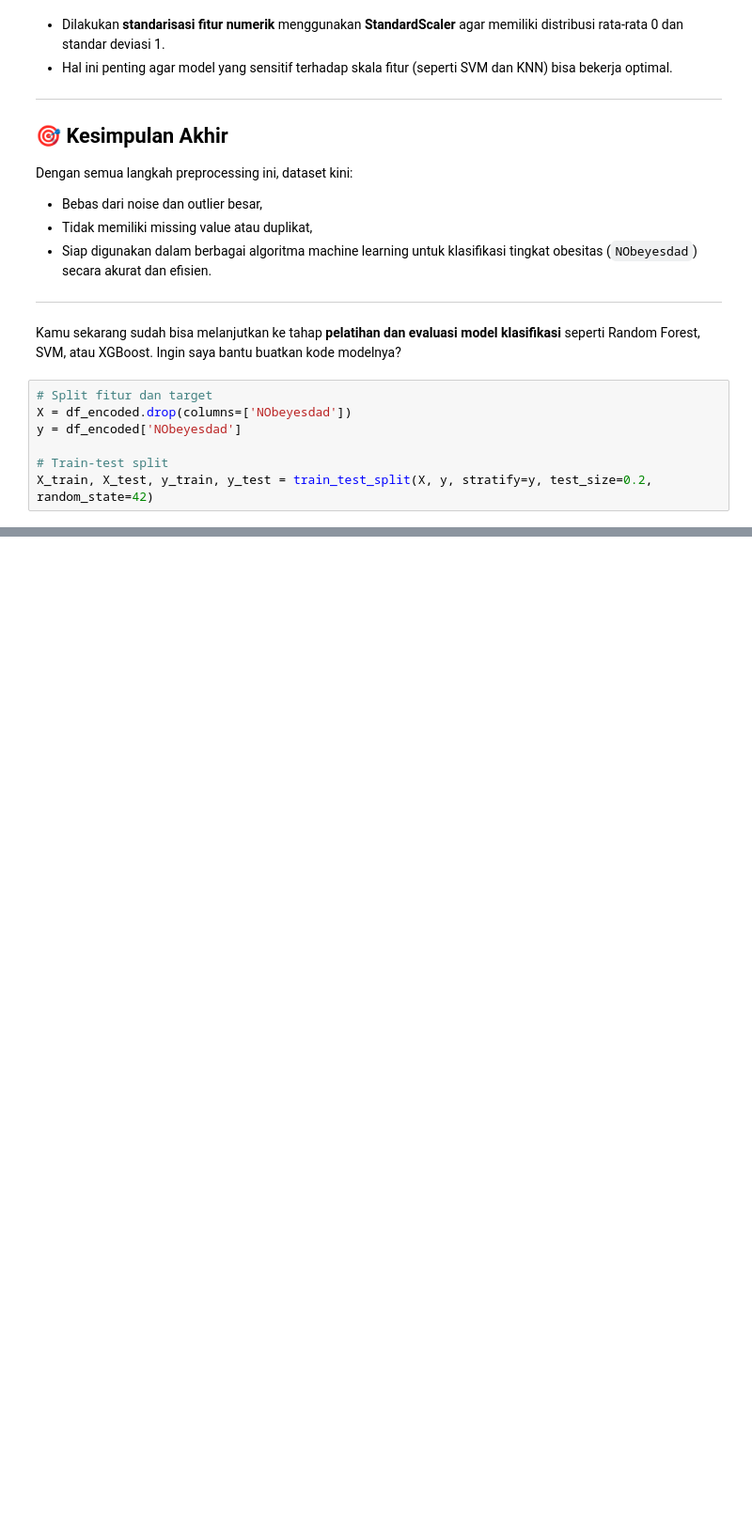
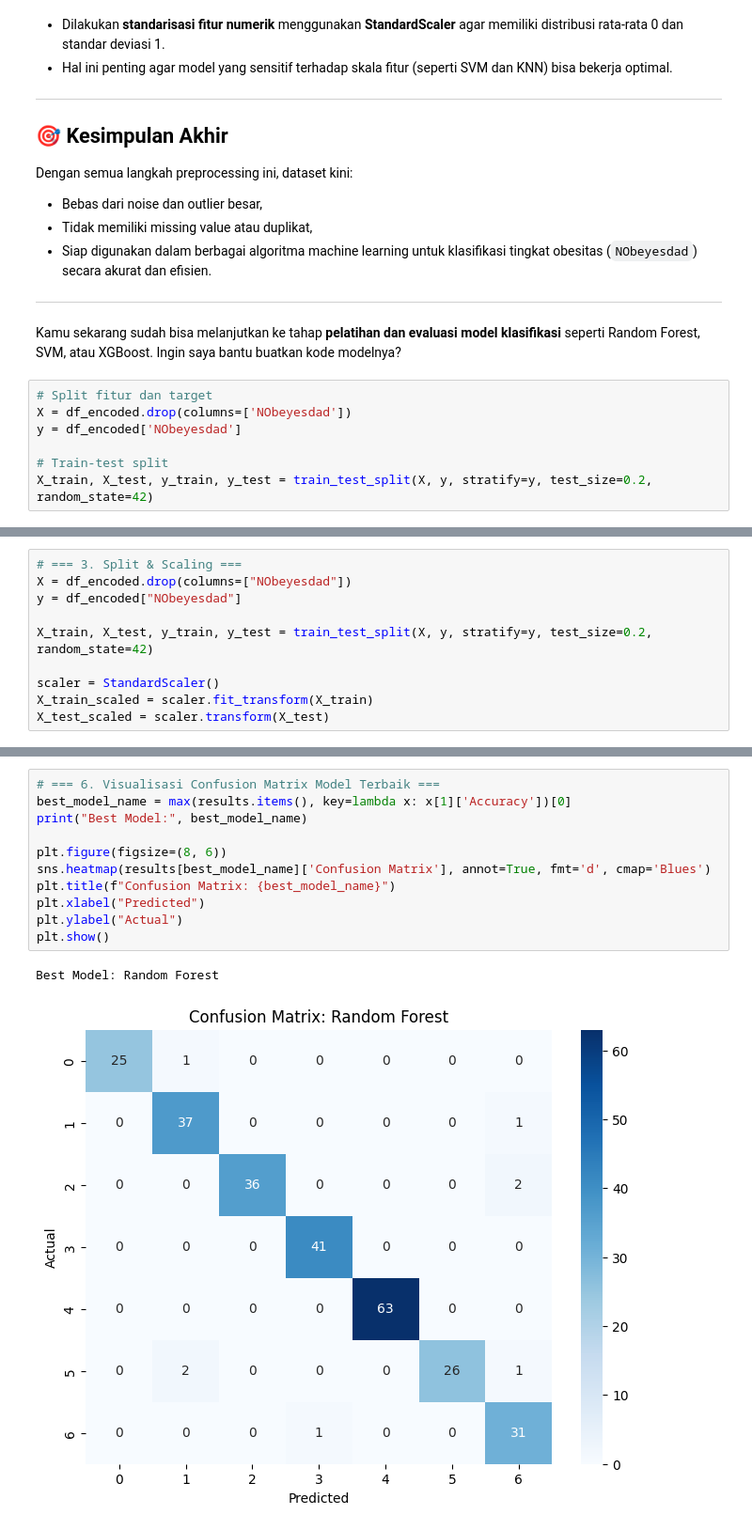
Before and after one commit to fatuunreal/bk-capstone, a Jupyter notebook: bk_capstone.ipynb, the cells around one changed output, grey strips where cells are left out. Shown at 94% size. Drawn from its saved outputs; the diff is of its cells as text; blank space fills up the shorter version.

```diff
--- a/bk_capstone.ipynb
+++ b/bk_capstone.ipynb
@@ -542,0 +654,10 @@ models = {
+# %%
+# === 3. Split & Scaling ===
+X = df_encoded.drop(columns=["NObeyesdad"])
+y = df_encoded["NObeyesdad"]
+
+X_train, X_test, y_train, y_test = train_test_split(X, y, stratify=y, test_size=0.2, random_state=42)
+
+scaler = StandardScaler()
+X_train_scaled = scaler.fit_transform(X_train)
+X_test_scaled = scaler.transform(X_test)
@@ -542,0 +739,14 @@ models = {
+# %%
+# === 6. Visualisasi Confusion Matrix Model Terbaik ===
+best_model_name = max(results.items(), key=lambda x: x[1]['Accuracy'])[0]
+print("Best Model:", best_model_name)
+
+plt.figure(figsize=(8, 6))
+sns.heatmap(results[best_model_name]['Confusion Matrix'], annot=True, fmt='d', cmap='Blues')
+plt.title(f"Confusion Matrix: {best_model_name}")
+plt.xlabel("Predicted")
+plt.ylabel("Actual")
+plt.show()
+# %% [output]
+Best Model: Random Forest
+[figure, added]
```
Also changed, not shown: parts of 12 cells of this notebook.
